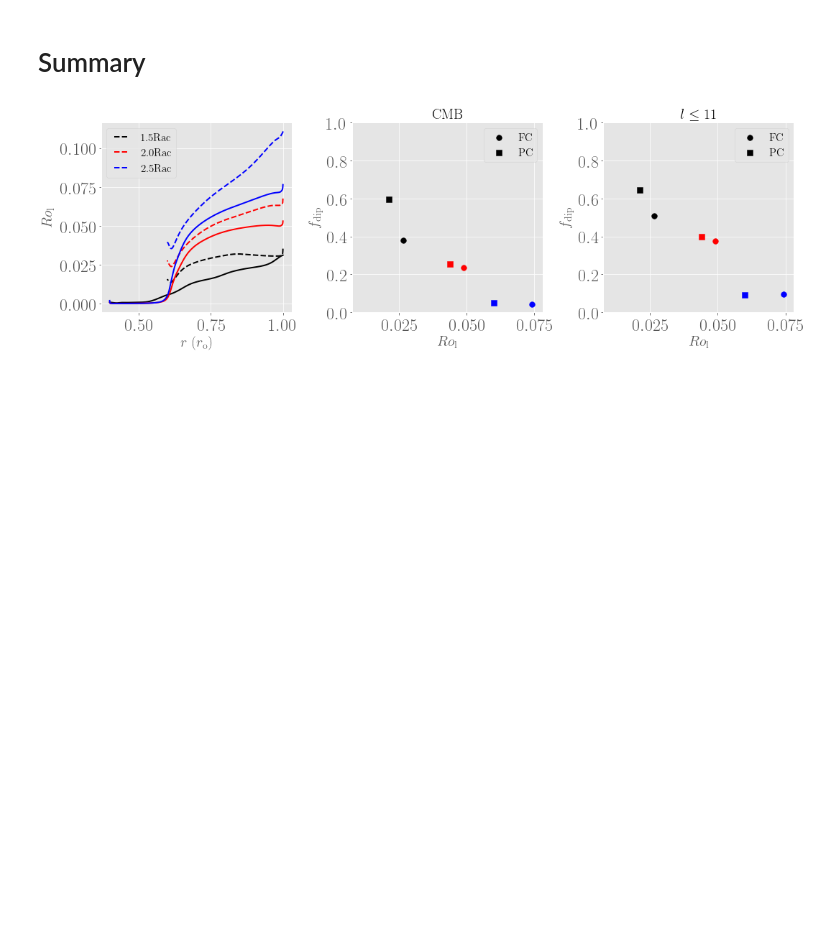
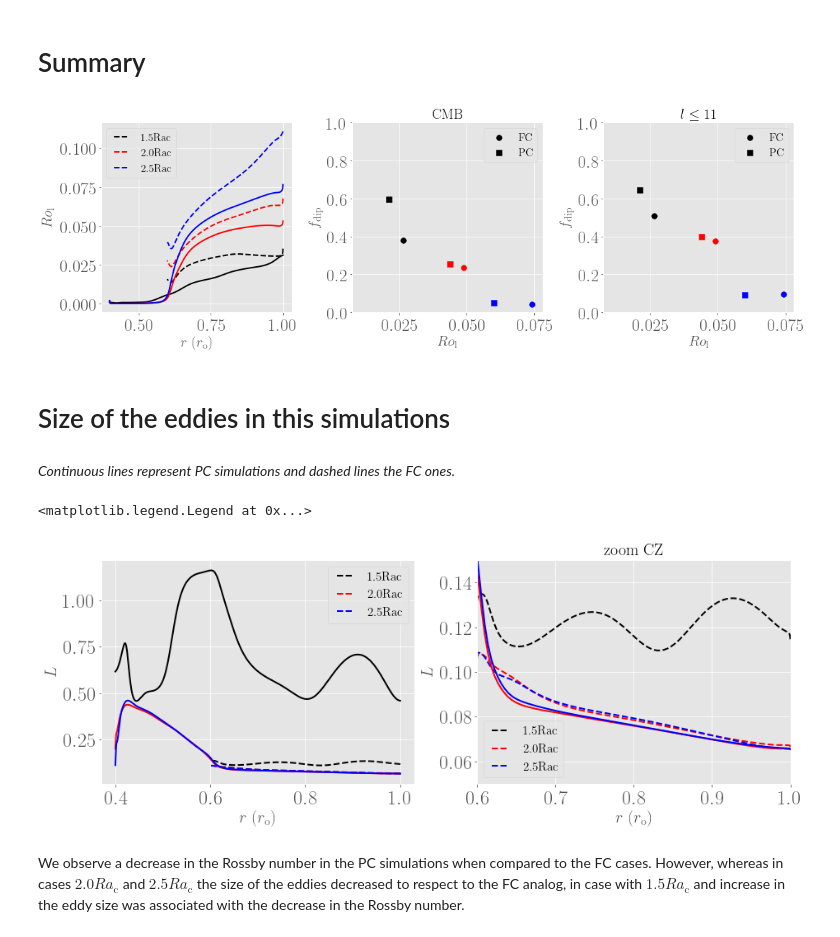
Before and after one commit to bzaire/Report_Sims, a Jupyter notebook: notebook4.ipynb, the cells around one changed output. Cells and saved outputs as stored; diff of their text form; code cells hidden in the pictures; blank space fills up the shorter version.

```diff
--- a/notebook4.ipynb
+++ b/notebook4.ipynb
@@ -181,3 +181,40 @@ plt.tight_layout()
 plt.show()
 # %% [output]
 [figure]
+# %% [markdown]
+# Size of the eddies in this simulations
+# %% [markdown]
+_Continuous lines represent PC simulations and dashed lines the FC ones._
+# %%
+os.chdir(FIGS_DIR)
+fig, ax = plt.subplots(1,2, figsize=(15,5))
+# FC results
+ax[0].plot(rad1.radius, rad1.dlV, '--k', label='1.5Rac')
+ax[0].plot(rad2.radius, rad2.dlV, '--r', label='2.0Rac')
+ax[0].plot(rad3.radius, rad3.dlV, '--b', label='2.5Rac')
+# PC results
+ax[0].plot(rad1_pc.radius, rad1_pc.udlVc, 'k')
+ax[0].plot(rad2_pc.radius, rad2_pc.udlVc, 'r')
+ax[0].plot(rad3_pc.radius, rad3_pc.udlVc, 'b')
+ax[0].set_ylabel(r'$L$', fontsize=20)
+ax[0].set_xlabel(r'$r \; (r_\mathrm{o})$', fontsize=20)
+ax[0].legend(fontsize=15)
+# FC results
+ax[1].plot(rad1.radius, rad1.dlV, '--k', label='1.5Rac')
+ax[1].plot(rad2.radius, rad2.dlV, '--r', label='2.0Rac')
+ax[1].plot(rad3.radius, rad3.dlV, '--b', label='2.5Rac')
+# PC results
+#ax[1].plot(rad1_pc.radius, rad1_pc.udlVc, 'k')
+ax[1].plot(rad2_pc.radius, rad2_pc.udlVc, 'r')
+ax[1].plot(rad3_pc.radius, rad3_pc.udlVc, 'b')
+ax[1].set_ylabel(r'$L$', fontsize=20)
+ax[1].set_xlabel(r'$r \; (r_\mathrm{o})$', fontsize=20)
+ax[1].set_title('zoom CZ', fontsize=20)
+ax[1].set_xlim((0.6, 1.))
+ax[1].set_ylim((0.05, .15))
+ax[1].legend(fontsize=15)
+# %% [output]
+<matplotlib.legend.Legend at 0x...>
+[figure, added]
+# %% [markdown]
+We observe a decrease in the Rossby number in the PC simulations when compared to the FC cases. However, whereas in cases $2.0 Ra_\mathrm{c}$ and $2.5 Ra_\mathrm{c}$ the size of the eddies decreased to respect to the FC analog, in case with $1.5 Ra_\mathrm{c}$ and increase in the eddy size was associated with the decrease in the Rossby number.
```
Also changed, not shown: 2 other files.
